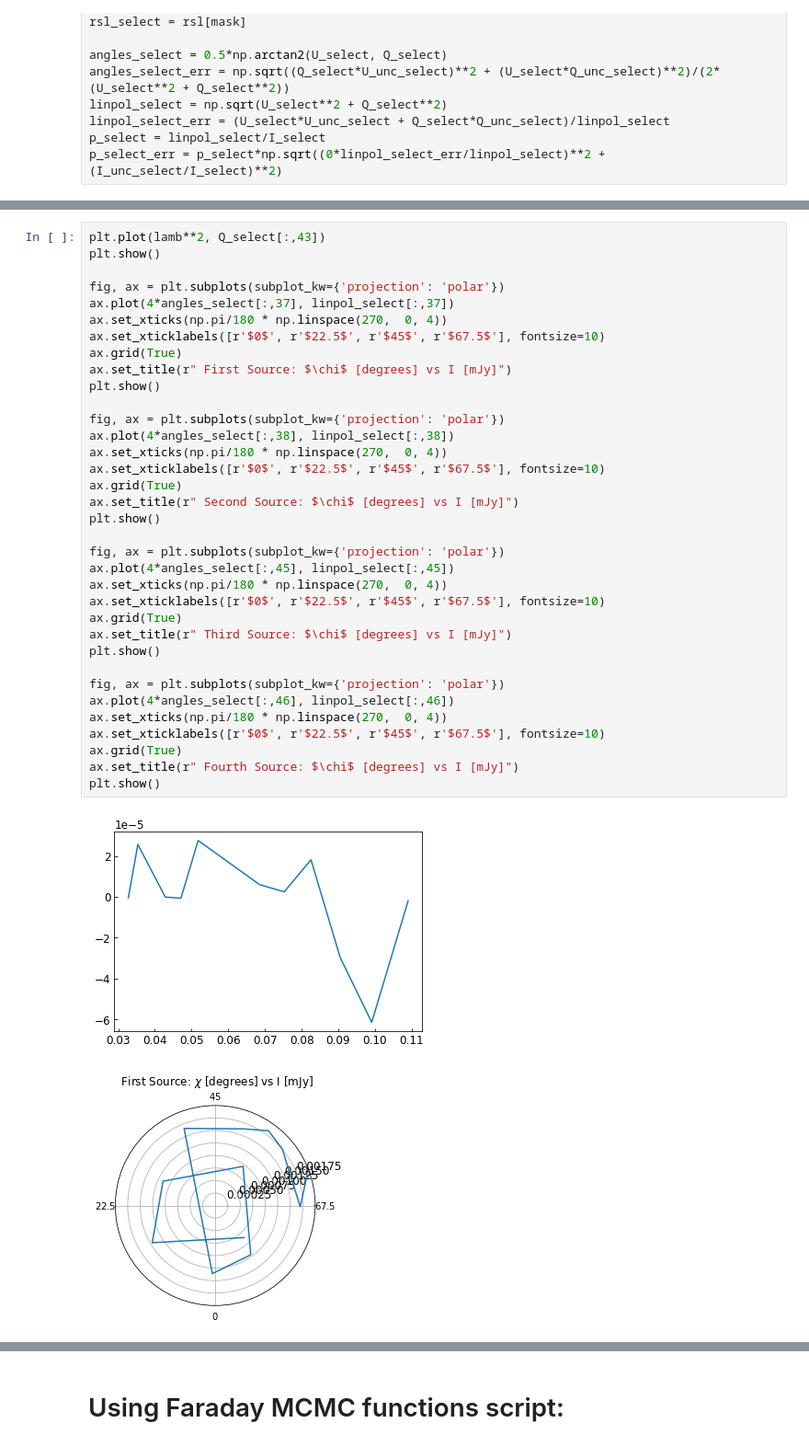
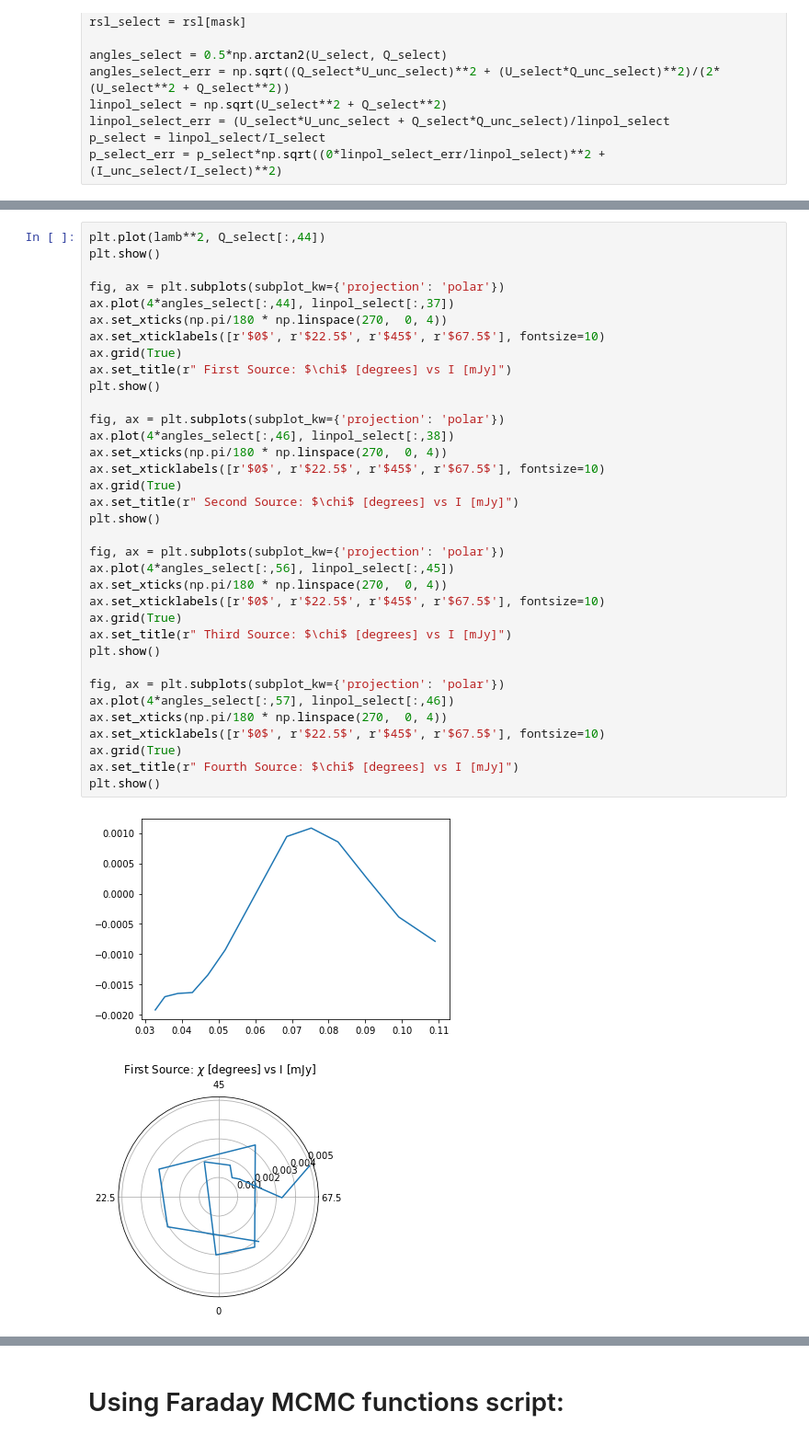
Before and after one commit to Woutmg/Meerkat_FracPol_New, a Jupyter notebook: MCMC_Faradayrotation.ipynb, the cells around one changed output, grey strips where cells are left out. Shown at 92% size. Saved outputs shown, nothing was run; the diff lists cells and outputs as text.

```diff
--- a/MCMC_Faradayrotation.ipynb
+++ b/MCMC_Faradayrotation.ipynb
@@ -86,38 +86,38 @@ plt.show()
 # %%
-plt.plot(lamb**2, Q_select[:,43])
+plt.plot(lamb**2, Q_select[:,44])
 plt.show()
 
 fig, ax = plt.subplots(subplot_kw={'projection': 'polar'})
-ax.plot(4*angles_select[:,37], linpol_select[:,37])
+ax.plot(4*angles_select[:,44], linpol_select[:,37])
 ax.set_xticks(np.pi/180 * np.linspace(270,  0, 4))
 ax.set_xticklabels([r'$0$', r'$22.5$', r'$45$', r'$67.5$'], fontsize=10)
 ax.grid(True)
 ax.set_title(r" First Source: $\chi$ [degrees] vs I [mJy]")
 plt.show()
 
 fig, ax = plt.subplots(subplot_kw={'projection': 'polar'})
-ax.plot(4*angles_select[:,38], linpol_select[:,38])
+ax.plot(4*angles_select[:,46], linpol_select[:,38])
 ax.set_xticks(np.pi/180 * np.linspace(270,  0, 4))
 ax.set_xticklabels([r'$0$', r'$22.5$', r'$45$', r'$67.5$'], fontsize=10)
 ax.grid(True)
 ax.set_title(r" Second Source: $\chi$ [degrees] vs I [mJy]")
 plt.show()
 
 fig, ax = plt.subplots(subplot_kw={'projection': 'polar'})
-ax.plot(4*angles_select[:,45], linpol_select[:,45])
+ax.plot(4*angles_select[:,56], linpol_select[:,45])
 ax.set_xticks(np.pi/180 * np.linspace(270,  0, 4))
 ax.set_xticklabels([r'$0$', r'$22.5$', r'$45$', r'$67.5$'], fontsize=10)
 ax.grid(True)
 ax.set_title(r" Third Source: $\chi$ [degrees] vs I [mJy]")
 plt.show()
 
 fig, ax = plt.subplots(subplot_kw={'projection': 'polar'})
-ax.plot(4*angles_select[:,46], linpol_select[:,46])
+ax.plot(4*angles_select[:,57], linpol_select[:,46])
 ax.set_xticks(np.pi/180 * np.linspace(270,  0, 4))
 ax.set_xticklabels([r'$0$', r'$22.5$', r'$45$', r'$67.5$'], fontsize=10)
 ax.grid(True)
 ax.set_title(r" Fourth Source: $\chi$ [degrees] vs I [mJy]")
 plt.show()
 # %% [output]
-[figure, old version]
+[figure, new version]
-[figure, old version]
+[figure, new version]
```
Also changed, not shown: parts of 5 cells of this notebook, 3 other files.
